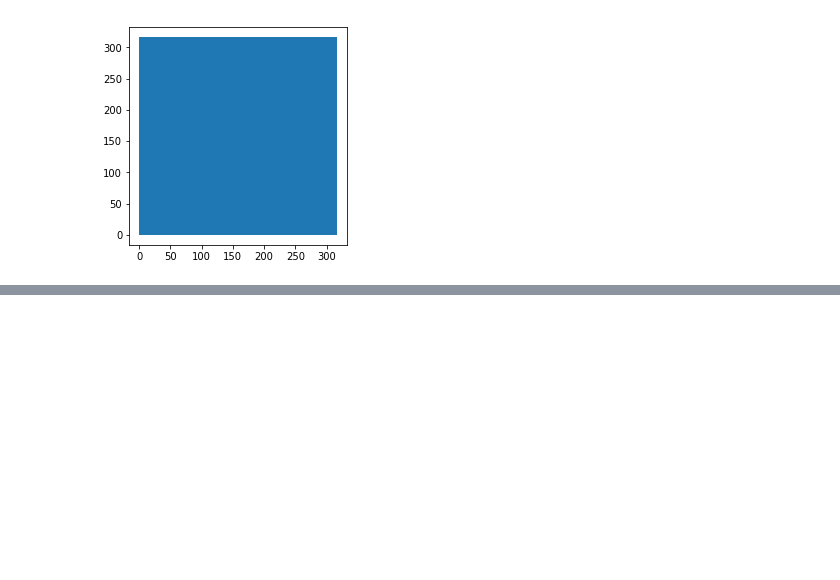
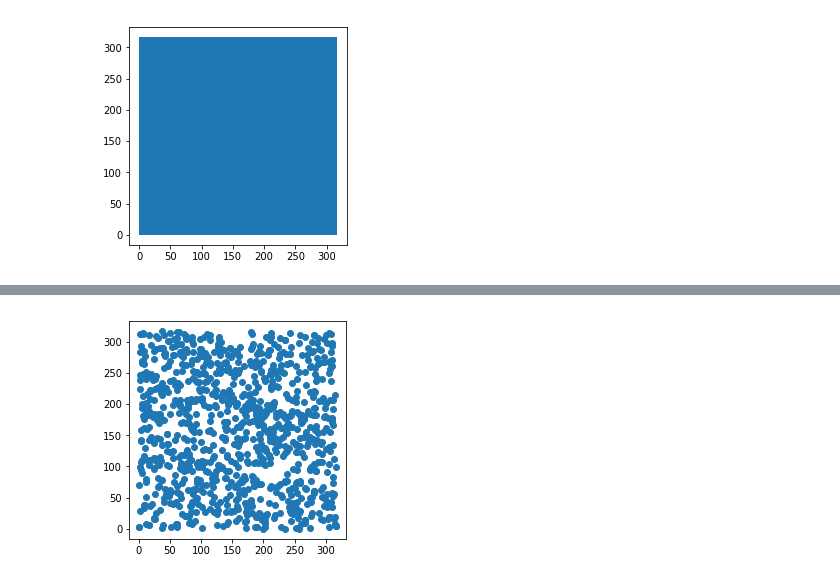
Before and after one commit to deppen8/prospect, a Jupyter notebook: notebooks/layer_test.ipynb, the cells around one changed output, grey strips where cells are left out. Saved outputs shown, nothing was run; the diff lists cells and outputs as text; code cells hidden in the pictures; blank space fills up the shorter version.

```diff
--- a/notebooks/layer_test.ipynb
+++ b/notebooks/layer_test.ipynb
@@ -76,0 +146,5 @@ poisson_layer.__dict__
+# %%
+thomas = Layer.from_thomas_points(0.1, 0.1, 0.5, area= a, name='thomasLayer')
+thomas.data.plot();
+# %% [output]
+[figure, added]
```
Also changed, not shown: parts of 8 cells of this notebook.
